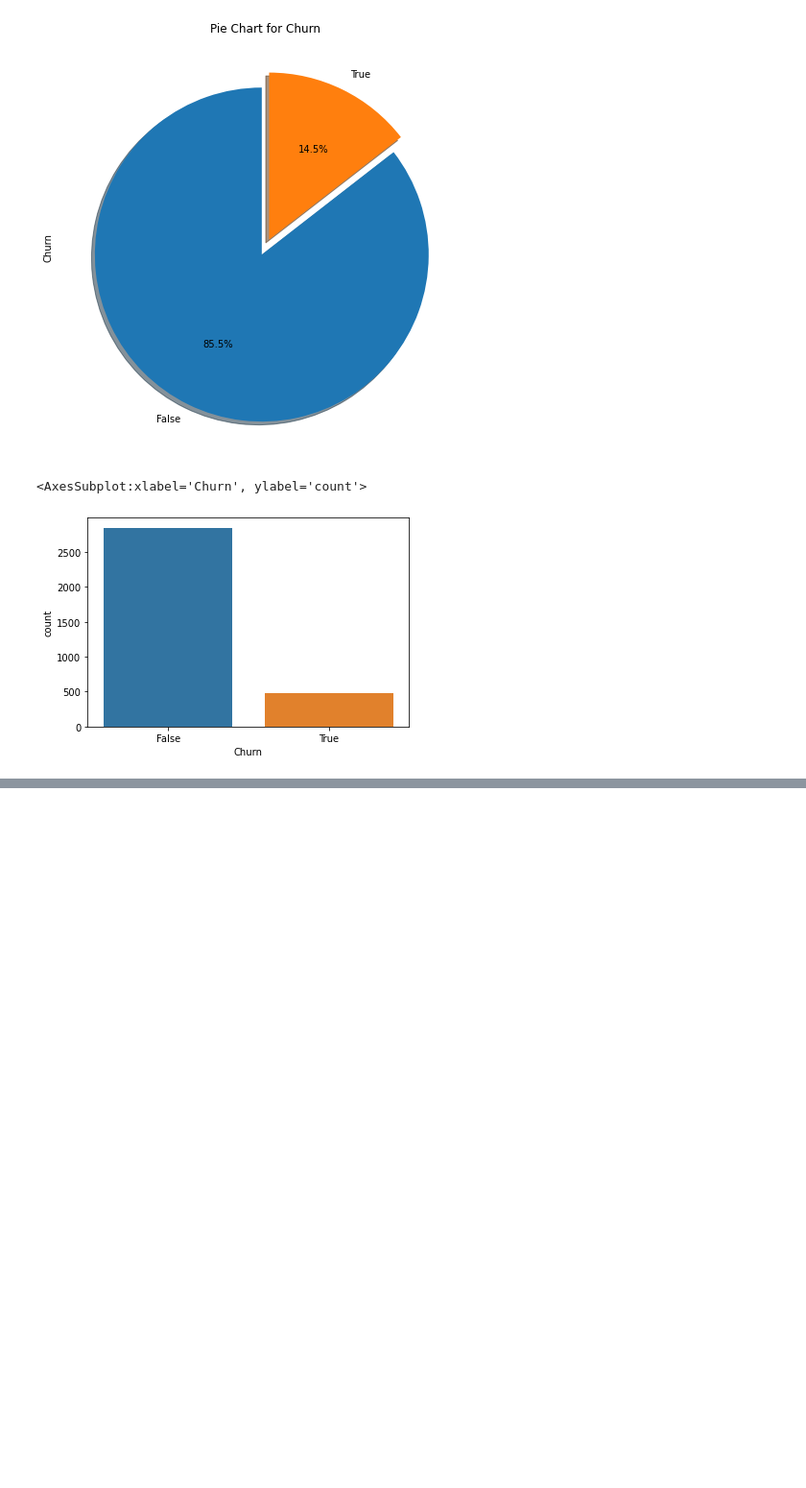
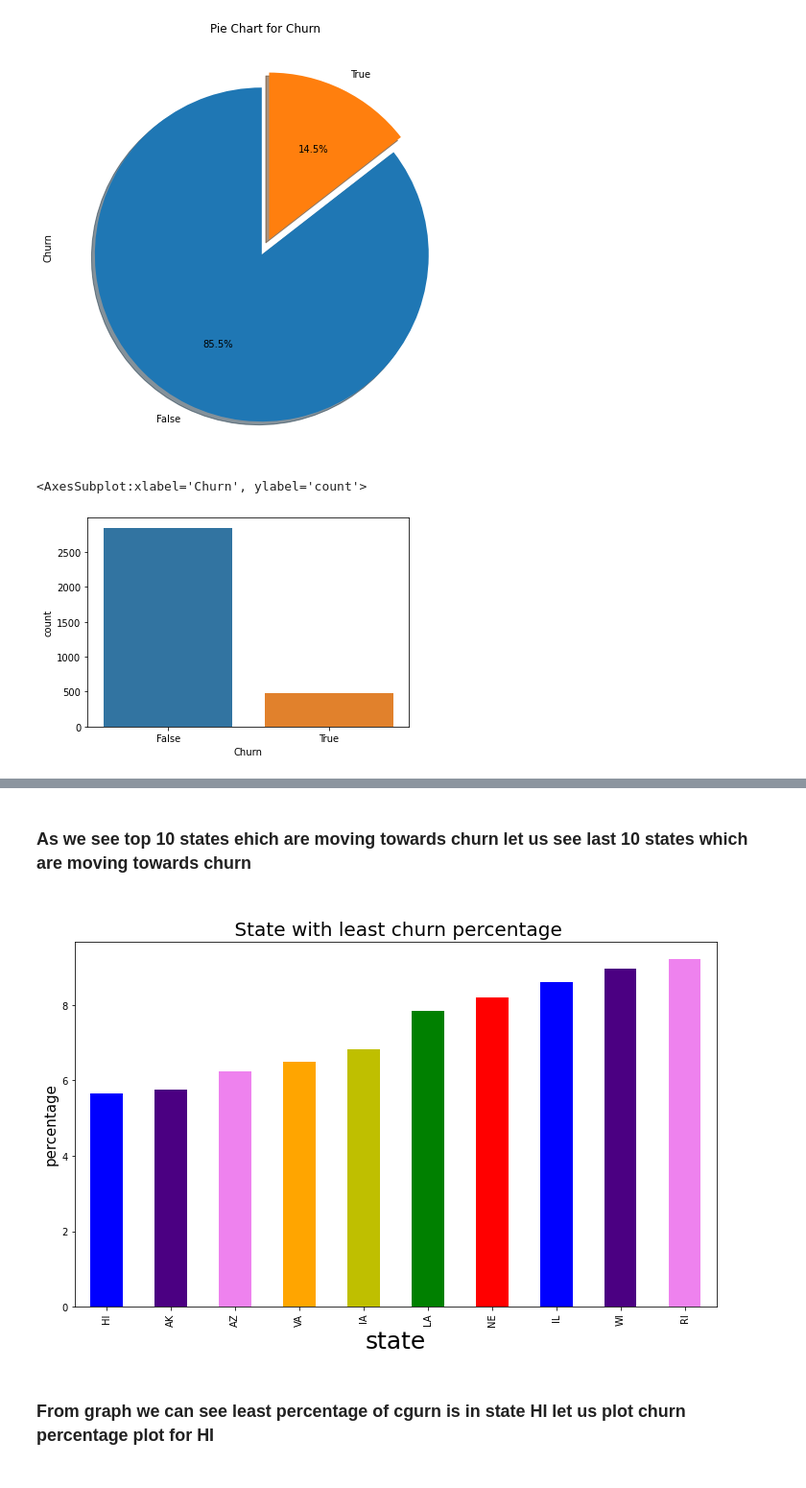
Before and after one commit to Anant-DS/EDA--Telecom_churn, a Jupyter notebook: Telecom churn analysis_AP.ipynb, the cells around one changed output, grey strips where cells are left out. Shown at 96% size. Drawn from its saved outputs; the diff is of its cells as text; code cells hidden in the pictures; blank space fills up the shorter version.

```diff
--- a/Telecom churn analysis_AP.ipynb
+++ b/Telecom churn analysis_AP.ipynb
@@ -112,0 +156,14 @@ plt.rcParams['figure.figsize'] = (12, 7)
+# %% [markdown]
+<h3> As we see top 10 states ehich are moving towards churn let us see last 10 states which are moving towards churn <h3>
+# %%
+plt.rcParams['figure.figsize'] = (12, 7)
+color = plt.cm.copper(np.linspace(0, 0.5, 20))
+((df.groupby(['State'])['Churn'].mean())*100).sort_values(ascending = True).head(10).plot.bar(color = ['b','indigo','violet','orange','y','g','r'])
+plt.title(" State with least churn percentage", fontsize = 20)
+plt.xlabel('state', fontsize = 25)
+plt.ylabel('percentage', fontsize = 15)
+plt.show()
+# %% [output]
+[figure, added]
+# %% [markdown]
+<h3> From graph we can see least percentage of cgurn is in state HI let us plot churn percentage plot for HI <h3>
```
Also changed, not shown: parts of 10 cells of this notebook.
